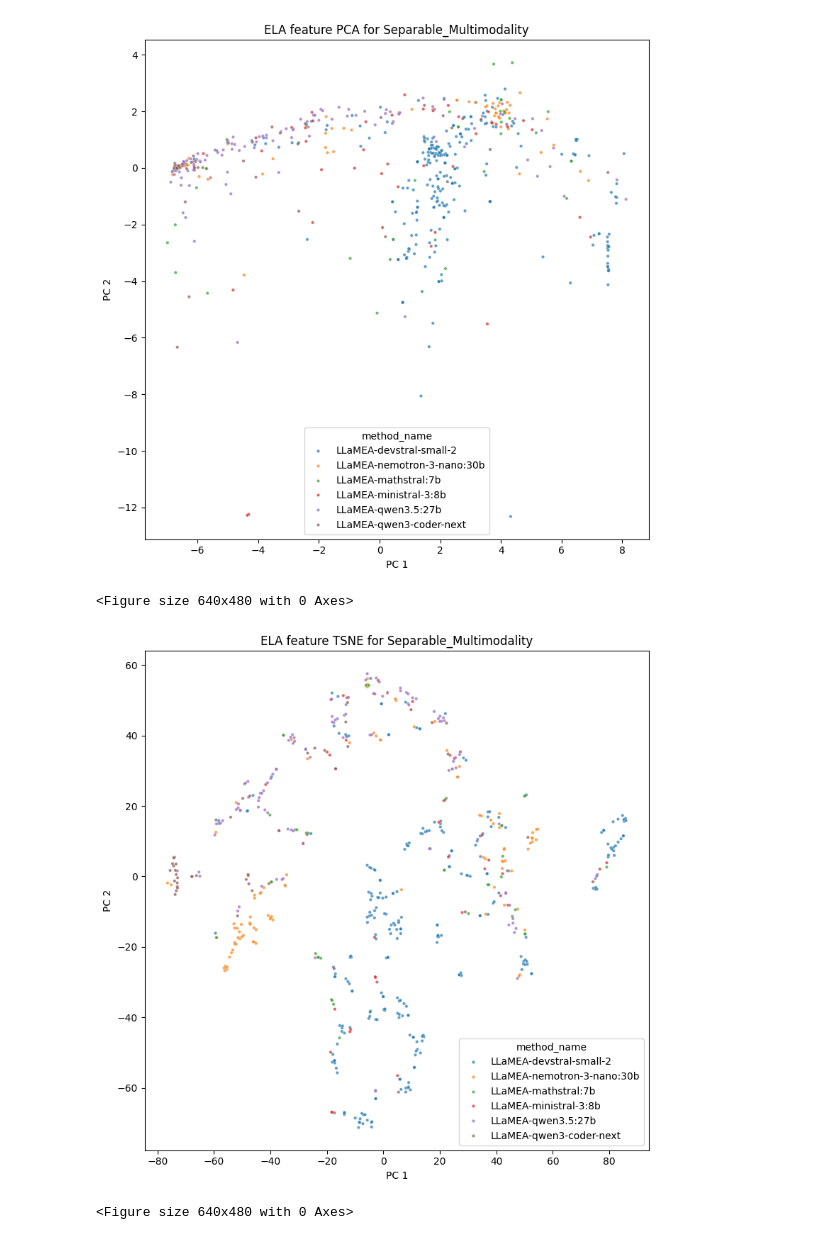
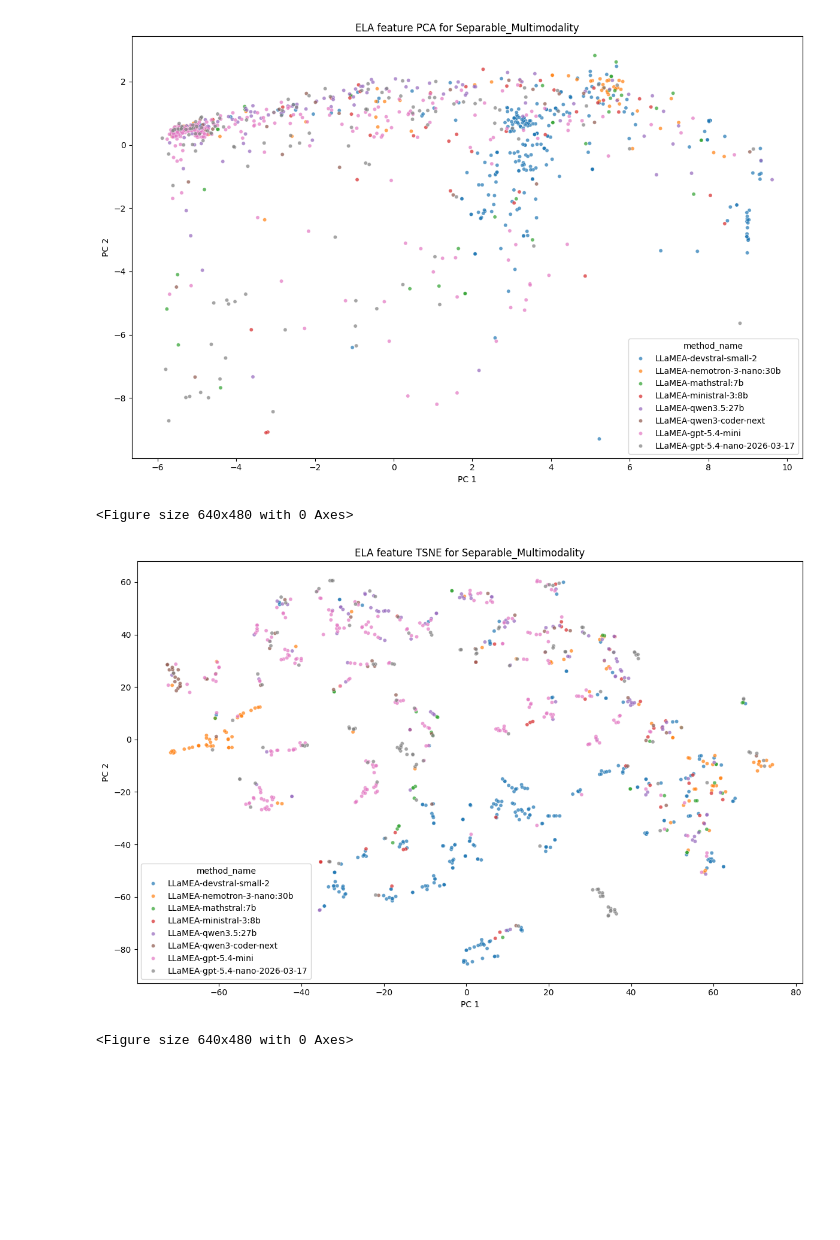
Before and after one commit to XAI-liacs/BLADE, a Jupyter notebook: examples/visualize_ELA.ipynb, the cells around one changed output. Drawn from its saved outputs; the diff is of its cells as text; code cells hidden in the pictures; blank space fills up the shorter version.

Commit message:
visualisation update

```diff
--- a/examples/visualize_ELA.ipynb
+++ b/examples/visualize_ELA.ipynb
@@ -39,7 +39,7 @@ def plot_landscape(row, bounds=(-5, 5), res=200):
     plt.tight_layout()
     return fig, ax
 
-logger = ExperimentLogger('../results/ELA_novelty_1', True)
+logger = ExperimentLogger('../results/ELA_novelty_2', True)
 # logger.add_read_dir('../results/kerneltuner-o4')
 # logger.add_read_dir('../results/kerneltuner-o4-no-info')
 # %%
@@ -247,8 +247,8 @@ for problem in problems:
     #df_gpt5 = df[df["method_name"].str.contains("devstral") | df["method_name"].str.contains("qwen")]
     X_scaled = scaler.transform(df[ela_cols])
     pc = PCA(n_components=2).fit_transform(X_scaled)
-    fig, ax = plt.subplots(figsize=(8, 8))
-    sns.scatterplot(x=pc[:, 0], y=pc[:, 1], hue=df["method_name"], ax=ax, s=10, alpha=0.7) #palette="viridis",
+    fig, ax = plt.subplots(figsize=(12, 8))
+    sns.scatterplot(x=pc[:, 0], y=pc[:, 1], hue=df["method_name"], ax=ax, s=20, alpha=0.7) #palette="viridis",
     ax.set_xlabel("PC 1")
     ax.set_ylabel("PC 2")
     ax.set_title(f"ELA feature PCA for {problem}")
@@ -260,8 +260,8 @@ for problem in problems:
     #X_scaled = scaler.transform(df[ela_cols])
     pc = TSNE(n_components=2, learning_rate='auto',
                 init='random', perplexity=6).fit_transform(X_scaled)
-    fig, ax = plt.subplots(figsize=(8, 8))
-    sns.scatterplot(x=pc[:, 0], y=pc[:, 1], hue=df["method_name"], ax=ax, s=10, alpha=0.7) #palette="viridis",
+    fig, ax = plt.subplots(figsize=(12, 8))
+    sns.scatterplot(x=pc[:, 0], y=pc[:, 1], hue=df["method_name"], ax=ax, s=20, alpha=0.7) #palette="viridis",
     ax.set_xlabel("PC 1")
     ax.set_ylabel("PC 2")
     ax.set_title(f"ELA feature TSNE for {problem}")
@@ -301,17 +301,50 @@ for problem in problems:
     plt.show()
 
 
+    # Plot: histogram of min distances, colored per group
+    plt.figure()
+    bins = 100  # tune as needed
+    for gval, s in min_d.groupby(df["method_name"]):
+        if "gpt" not in gval and "qwen3.5" not in gval:
+            continue
+        vals = s.dropna().to_numpy()
+        if len(vals) == 0:
+            continue
+        #print(np.max(vals), "max ela dist", str(gval))
+        sns.histplot(vals, bins=bins, log_scale=True, alpha=0.3, label=str(gval), kde=True, stat="density")  # kde=True adds a kernel density estimate
+        #plt.hist(vals, bins=bins, alpha=0.5, label=str(gval), density=True)  # density normalizes for different group sizes
+    plt.xlabel(f"Nearest-neighbor distance within group for {problem}")
+    plt.ylabel("Density")
+    plt.xlim(0, 100)
+    plt.ylim(0, 3.5)
+    plt.legend(title="Method")
+    plt.tight_layout()
+    plt.show()
+
+    from scipy.stats import gaussian_kde
+    from scipy.integrate import quad
     # Plot: histogram of min distances, colored per group for devstral
     plt.figure()
     bins = 100  # tune as needed
+    kde_results = {}
     for gval, s in min_d.groupby(df["method_name"]):
         # if "devstral" not in gval:
         #     continue
         vals = s.dropna().to_numpy()
         if len(vals) == 0:
             continue
+
+        # Fit KDE
+
+        kde = gaussian_kde(vals)
+
+         # KDE-weighted mean: integral of x * kde(x) over [0, 100]
+        weighted_mean = quad(lambda x: x * kde(x), 0, 100)[0]
+
+        kde_results[gval] = weighted_mean
         #print(np.max(vals), "max ela dist", str(gval))
-        sns.histplot(vals, bins=bins, log_scale=True, alpha=0.3, label=str(gval), kde=True, stat="density")  # kde=True adds a kernel density estimate
+        #sns.histplot(vals, bins=bins, log_scale=True, alpha=0.05, label=str(gval), kde=True, stat="density")  # kde=True adds a kernel density estimate
+        sns.kdeplot(vals, log_scale=True, label=str(gval))
         #plt.hist(vals, bins=bins, alpha=0.5, label=str(gval), density=True)  # density normalizes for different group sizes
     plt.xlabel(f"Nearest-neighbor distance within group for {problem}")
     plt.xlim(0, 100)
@@ -320,38 +353,48 @@ for problem in problems:
     plt.legend(title="Method")
     plt.tight_layout()
     plt.show()
+
+    from IPython.display import display
+
+    df_kde = pd.DataFrame.from_dict(kde_results, orient="index", columns=["KDE Weighted Mean [0,100]"])
+    df_kde.index.name = "Method"
+    df_kde = df_kde.sort_values("KDE Weighted Mean [0,100]", ascending=False)
+    display(df_kde.style.format({"KDE Weighted Mean [0,100]": "{:.4f}"}))
+
+
+
 
 
     # Now for each method, for the landscapes with the highest ela distance, plot the landscape using plot_landscape
     # attach distances to df for convenience
     df2 = df.copy()
     df2["min_intragroup_dist"] = min_d
 
     if False: #plot landscapes
 
         for method, grp in df2.groupby("method_name", sort=False):
             top = grp.nlargest(36, "min_intragroup_dist")  # preserves original df index
             #print(method, top[["min_intragroup_dist"]])
 
             try:
                 rows, cols = 6, 6
                 fig, axes = plt.subplots(rows, cols, figsize=(3*cols, 3*rows), dpi=300)
 
                 for ax in axes.ravel():
                     ax.axis("off")           # blank everything first
 
                 for ax, (_, row) in zip(axes.ravel(), top.iterrows()):
                     _plot_on_ax(row, ax, bounds=(-5, 5), res=200)
 
                 fig.suptitle(f"Most seperate landscapes {problem} for {method}")
                 plt.tight_layout()
                 plt.show()
                 plt.savefig(f"landscapes_{problem}_{method}.pdf")
                 plt.clf()
             except Exception as e:
                 print(f"plot failed: {e}")
 # %% [output]
-[figure, old version]
+[figure, new version]
 <Figure size 640x480 with 0 Axes>
-[figure, old version]
+[figure, new version]
 <Figure size 640x480 with 0 Axes>
```
Also changed, not shown: parts of 3 cells of this notebook.
